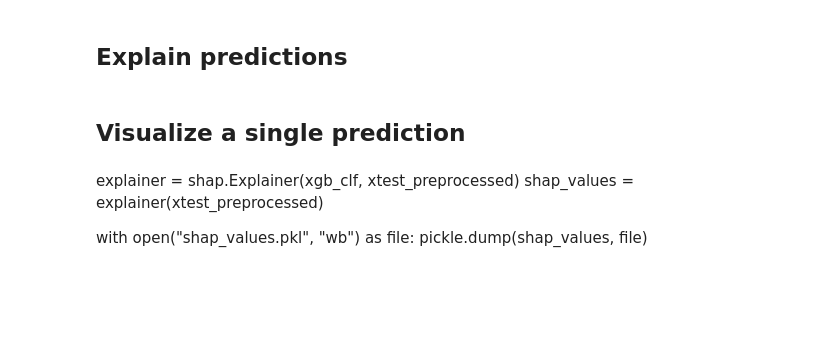
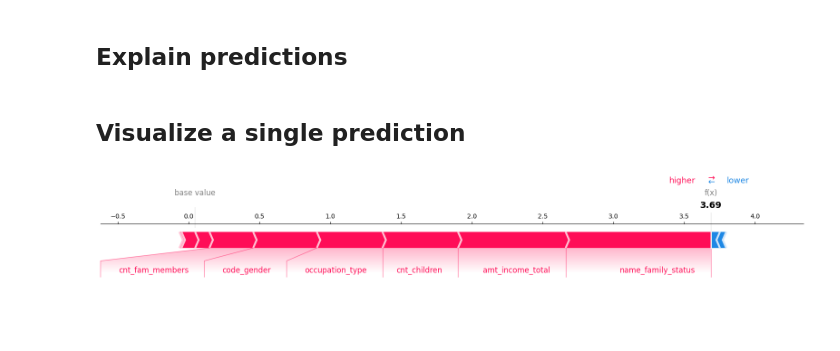
Before and after one commit to SimoneBrazzi/blog, a Jupyter notebook: credit-score.ipynb, the cells around one changed output. Cells and saved outputs as stored; diff of their text form; code cells hidden in the pictures; blank space fills up the shorter version.

```diff
--- a/credit-score.ipynb
+++ b/credit-score.ipynb
@@ -327,20 +376,22 @@ plot_importance(
 # %%
-explainer = shap.TreeExplainer(xgb_clf)
-x_processed = preprocessor.transform(x)
-shap_values = explainer.shap_values(x_processed)
 with open(config.model_result_path + "shap_values.pkl", "wb") as f:
-  pickle.dump(shap_values, f)
+  pickle.dump(rs_xgb, f)
+# %%
+with open(config.model_result_path + "shap_values.pkl", "rb") as f:
+  shap_values = pickle.load(f)
 # %% [markdown]
 ## Visualize a single prediction
 # %%
 shap.plots.force(
     base_value=explainer.expected_value,
     shap_values=shap_values[idx[0], :],
     # features=None,
     feature_names=config.features,
     # out_names=None,
     # link='identity', # "logit"
     plot_cmap='RdBu',
-    matplotlib=False,
+    matplotlib=True,
     show=True
 )
+# %% [output]
+[figure, added]
@@ -382,6 +397,0 @@ shap.plots.decision(
-# %% [markdown]
-explainer = shap.Explainer(xgb_clf, xtest_preprocessed)
-shap_values = explainer(xtest_preprocessed)
-
-with open("shap_values.pkl", "wb") as file:
-    pickle.dump(shap_values, file)
```
Also changed, not shown: parts of 19 cells of this notebook.
